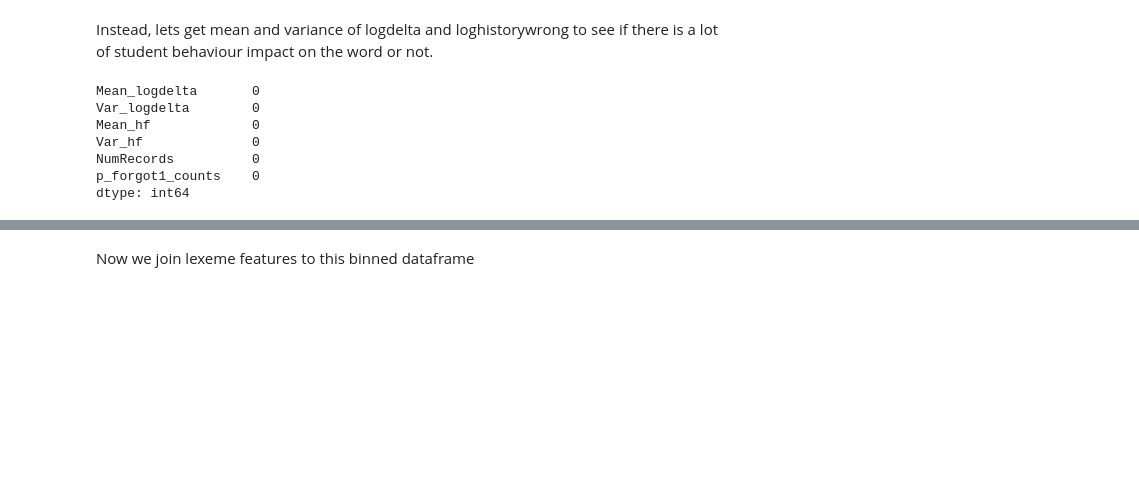
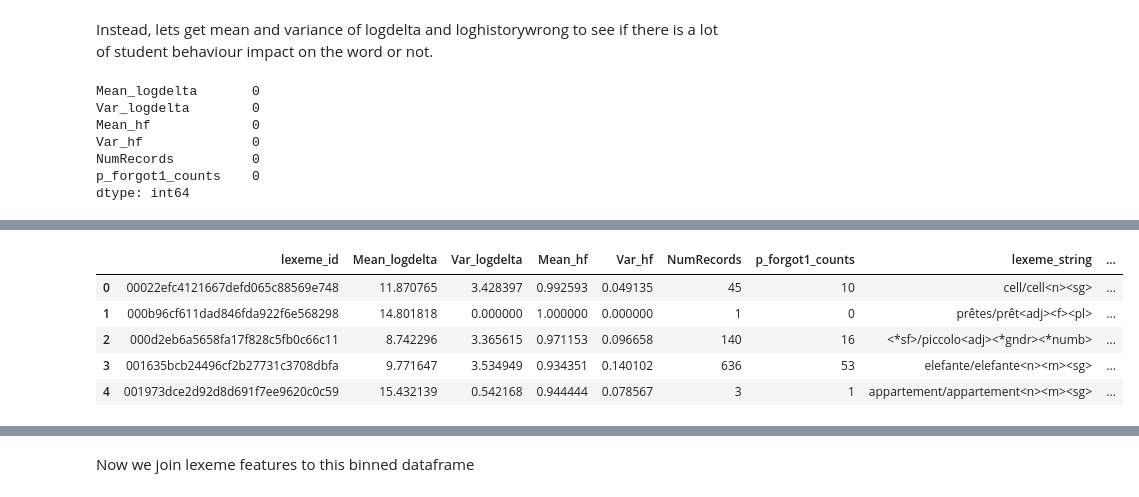
Before and after one commit to rts1988/Duolingo_spaced_repetition, a Jupyter notebook: Duolingo_q1_lexeme_featureselection.ipynb, the cells around one changed output, grey strips where cells are left out. Drawn from its saved outputs; the diff is of its cells as text; code cells hidden in the pictures; blank space fills up the shorter version.

```diff
--- a/Duolingo_q1_lexeme_featureselection.ipynb
+++ b/Duolingo_q1_lexeme_featureselection.ipynb
@@ -189,0 +265,2 @@ KeyError: ignored
+# %%
+q1lexemes_idtostring['labels'] = km_model[3].labels_
@@ -235,0 +408,2 @@ dtype: int64
+# %%
+groupedq1df1_1 = groupedq1df1.reset_index()
@@ -235,0 +419,11 @@ dtype: int64
+# %%
+groupedq1df1_1 = pd.merge(how="left",left = groupedq1df1_1,right=q1lexemes_idtostring, left_on = 'lexeme_id',right_on = 'lexeme_id')
+# %%
+groupedq1df1_1.head()
+# %% [output]
+|  | lexeme_id | Mean_logdelta | Var_logdelta | Mean_hf | Var_hf | NumRecords | p_forgot1_counts | lexeme_string | ... |
+| 0 | 00022efc4121667defd065c88569e748 | 11.870765 | 3.428397 | 0.992593 | 0.049135 | 45 | 10 | cell/cell<n><sg> | ... |
+| 1 | 000b96cf611dad846fda922f6e568298 | 14.801818 | 0.000000 | 1.000000 | 0.000000 | 1 | 0 | prêtes/prêt<adj><f><pl> | ... |
+| 2 | 000d2eb6a5658fa17f828c5fb0c66c11 | 8.742296 | 3.365615 | 0.971153 | 0.096658 | 140 | 16 | <*sf>/piccolo<adj><*gndr><*numb> | ... |
+| 3 | 001635bcb24496cf2b27731c3708dbfa | 9.771647 | 3.534949 | 0.934351 | 0.140102 | 636 | 53 | elefante/elefante<n><m><sg> | ... |
+| 4 | 001973dce2d92d8d691f7ee9620c0c59 | 15.432139 | 0.542168 | 0.944444 | 0.078567 | 3 | 1 | appartement/appartement<n><m><sg> | ... |
```
Also changed, not shown: parts of 29 cells of this notebook.
